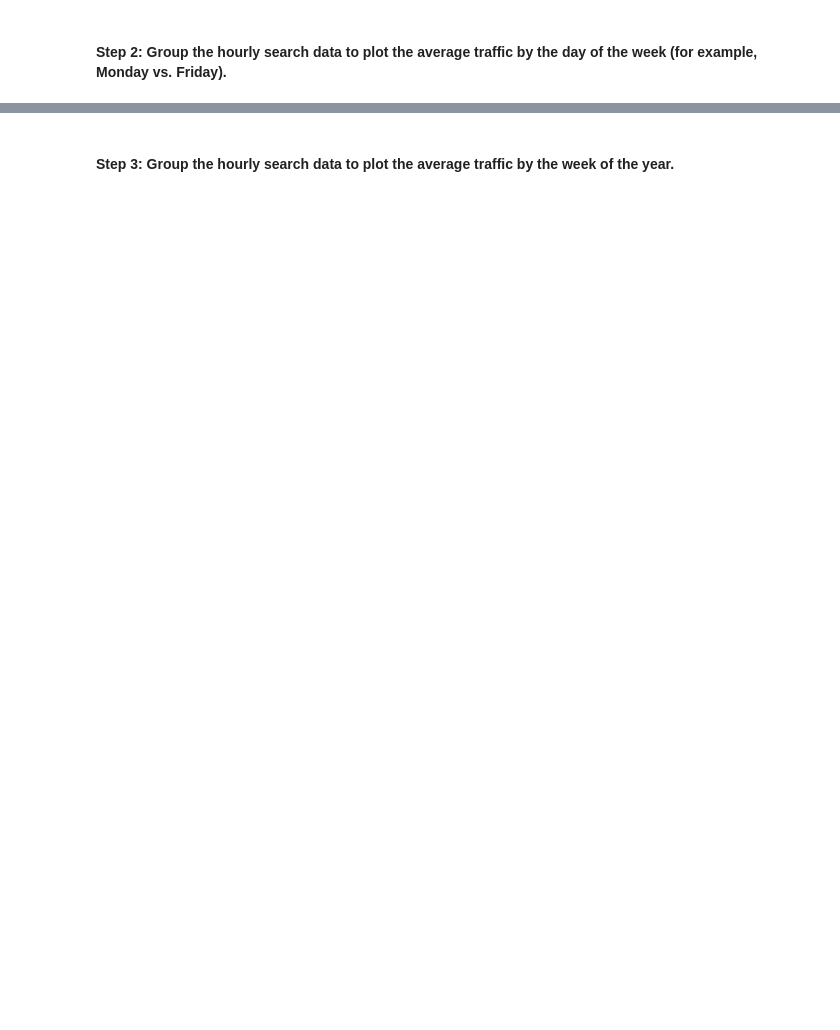
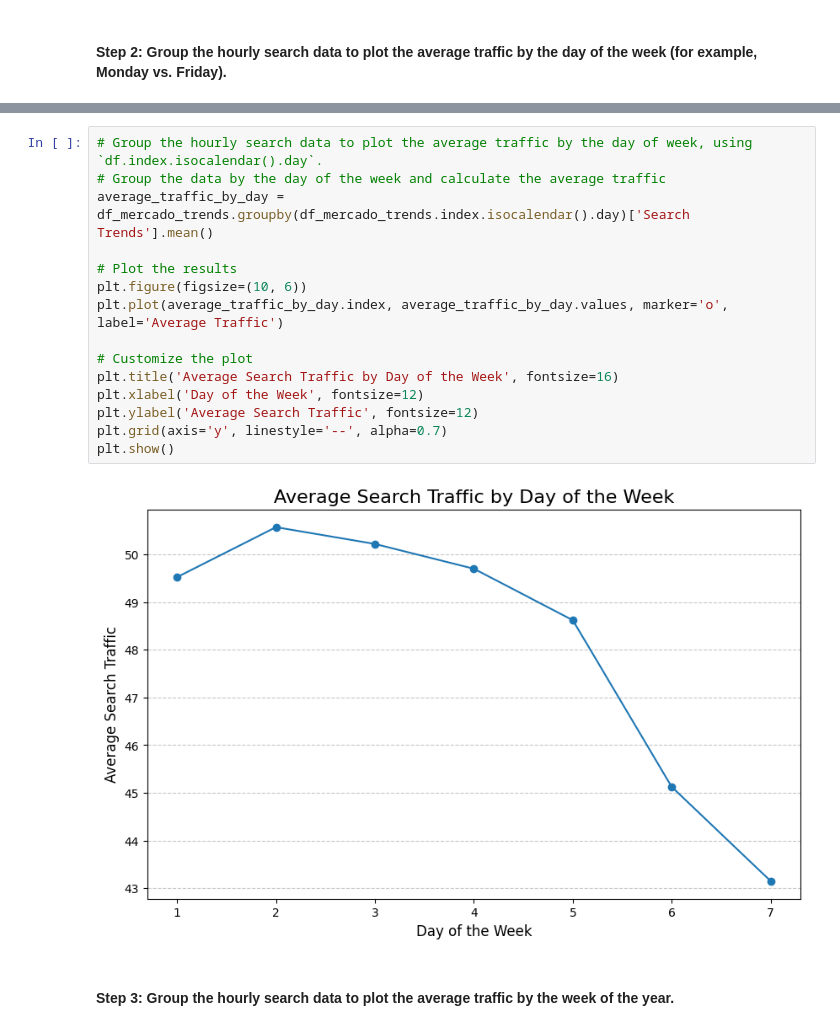
Before and after one commit to chadlbradford/prophet-challenge, a Jupyter notebook: forecasting_net_prophet.ipynb, the cells around one changed output, grey strips where cells are left out. Saved outputs shown, nothing was run; the diff lists cells and outputs as text; blank space fills up the shorter version.

```diff
--- a/forecasting_net_prophet.ipynb
+++ b/forecasting_net_prophet.ipynb
@@ -204,2 +253,19 @@ To that end, you want to mine the search traffic data for predictable seasonal p
+# %%
+# Group the hourly search data to plot the average traffic by the day of week, using `df.index.isocalendar().day`.
+# Group the data by the day of the week and calculate the average traffic
+average_traffic_by_day = df_mercado_trends.groupby(df_mercado_trends.index.isocalendar().day)['Search Trends'].mean()
+
+# Plot the results
+plt.figure(figsize=(10, 6))
+plt.plot(average_traffic_by_day.index, average_traffic_by_day.values, marker='o', label='Average Traffic')
+
+# Customize the plot
+plt.title('Average Search Traffic by Day of the Week', fontsize=16)
+plt.xlabel('Day of the Week', fontsize=12)
+plt.ylabel('Average Search Traffic', fontsize=12)
+plt.grid(axis='y', linestyle='--', alpha=0.7)
+plt.show()
+# %% [output]
+[figure, added]
 # %% [markdown]
 #### Step 3: Group the hourly search data to plot the average traffic by the week of the year.
```
Also changed, not shown: parts of 9 cells of this notebook.
